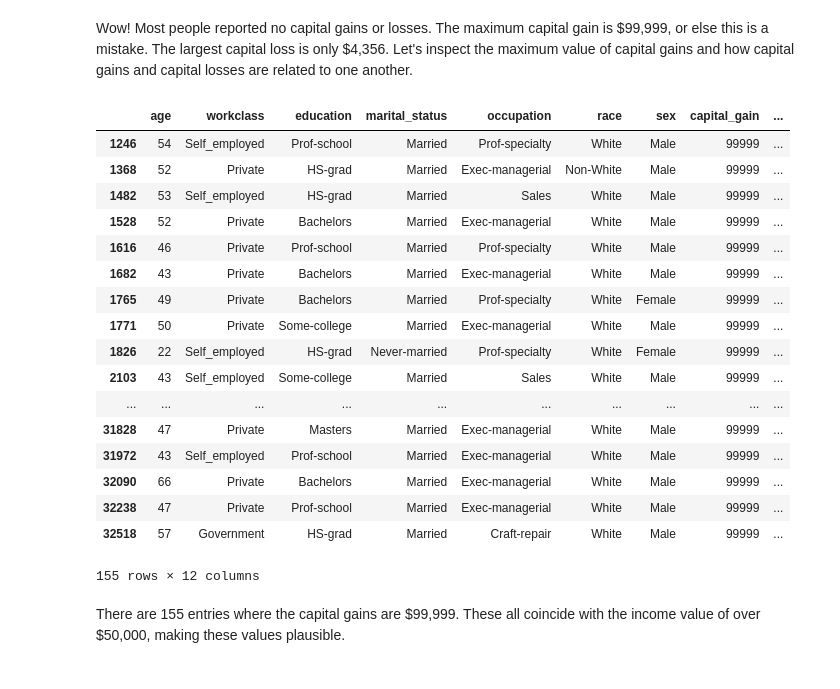
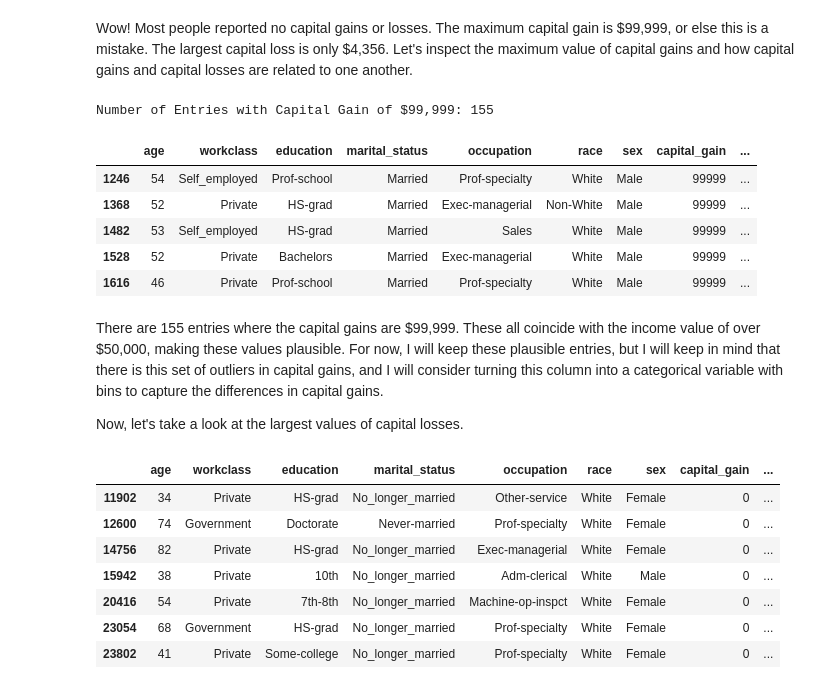
Before and after one commit to ephs08kmp/capstone_projects, a Jupyter notebook: Capstone 3 Income Data.ipynb, the cells around one changed output. Saved outputs shown, nothing was run; the diff lists cells and outputs as text; code cells hidden in the pictures.

```diff
--- a/Capstone 3 Income Data.ipynb
+++ b/Capstone 3 Income Data.ipynb
@@ -286,26 +293,29 @@ max       4356.000000
 Name: capital_loss, dtype: float64
 # %% [markdown]
 Wow! Most people reported no capital gains or losses. The maximum capital gain is \$99,999, or else this is a mistake. The largest capital loss is only \$4,356. Let's inspect the maximum value of capital gains and how capital gains and capital losses are related to one another.
+# %%
+print('Number of Entries with Capital Gain of $99,999:', len(inc[inc.capital_gain >= 99999]))
+inc[inc.capital_gain >= 99999].head()
+# %% [output]
+Number of Entries with Capital Gain of $99,999: 155
+|  | age | workclass | education | marital_status | occupation | race | sex | capital_gain | ... |
+| 1246 | 54 | Self_employed | Prof-school | Married | Prof-specialty | White | Male | 99999 | ... |
+| 1368 | 52 | Private | HS-grad | Married | Exec-managerial | Non-White | Male | 99999 | ... |
+| 1482 | 53 | Self_employed | HS-grad | Married | Sales | White | Male | 99999 | ... |
+| 1528 | 52 | Private | Bachelors | Married | Exec-managerial | White | Male | 99999 | ... |
+| 1616 | 46 | Private | Prof-school | Married | Prof-specialty | White | Male | 99999 | ... |
+# %% [markdown]
+There are 155 entries where the capital gains are \$99,999.  These all coincide with the income value of over \$50,000, making these values plausible.  For now, I will keep these plausible entries, but I will keep in mind that there is this set of outliers in capital gains, and I will consider turning this column into a categorical variable with bins to capture the differences in capital gains.
+
+Now, let's take a look at the largest values of capital losses.
 # %%
-inc[inc.capital_gain >= 99999]
+inc[inc.capital_loss >= 3500]
 # %% [output]
 |  | age | workclass | education | marital_status | occupation | race | sex | capital_gain | ... |
-| 1246 | 54 | Self_employed | Prof-school | Married | Prof-specialty | White | Male | 99999 | ... |
-| 1368 | 52 | Private | HS-grad | Married | Exec-managerial | Non-White | Male | 99999 | ... |
-| 1482 | 53 | Self_employed | HS-grad | Married | Sales | White | Male | 99999 | ... |
-| 1528 | 52 | Private | Bachelors | Married | Exec-managerial | White | Male | 99999 | ... |
-| 1616 | 46 | Private | Prof-school | Married | Prof-specialty | White | Male | 99999 | ... |
-| 1682 | 43 | Private | Bachelors | Married | Exec-managerial | White | Male | 99999 | ... |
-| 1765 | 49 | Private | Bachelors | Married | Prof-specialty | White | Female | 99999 | ... |
-| 1771 | 50 | Private | Some-college | Married | Exec-managerial | White | Male | 99999 | ... |
-| 1826 | 22 | Self_employed | HS-grad | Never-married | Prof-specialty | White | Female | 99999 | ... |
-| 2103 | 43 | Self_employed | Some-college | Married | Sales | White | Male | 99999 | ... |
-| ... | ... | ... | ... | ... | ... | ... | ... | ... | ... |
-| 31828 | 47 | Private | Masters | Married | Exec-managerial | White | Male | 99999 | ... |
-| 31972 | 43 | Self_employed | Prof-school | Married | Exec-managerial | White | Male | 99999 | ... |
-| 32090 | 66 | Private | Bachelors | Married | Exec-managerial | White | Male | 99999 | ... |
-| 32238 | 47 | Private | Prof-school | Married | Exec-managerial | White | Male | 99999 | ... |
-| 32518 | 57 | Government | HS-grad | Married | Craft-repair | White | Male | 99999 | ... |
+| 11902 | 34 | Private | HS-grad | No_longer_married | Other-service | White | Female | 0 | ... |
+| 12600 | 74 | Government | Doctorate | Never-married | Prof-specialty | White | Female | 0 | ... |
+| 14756 | 82 | Private | HS-grad | No_longer_married | Exec-managerial | White | Female | 0 | ... |
+| 15942 | 38 | Private | 10th | No_longer_married | Adm-clerical | White | Male | 0 | ... |
+| 20416 | 54 | Private | 7th-8th | No_longer_married | Machine-op-inspct | White | Female | 0 | ... |
+| 23054 | 68 | Government | HS-grad | No_longer_married | Prof-specialty | White | Female | 0 | ... |
+| 23802 | 41 | Private | Some-college | No_longer_married | Prof-specialty | White | Female | 0 | ... |
-155 rows × 12 columns
-# %% [markdown]
-There are 155 entries where the capital gains are \$99,999.  These all coincide with the income value of over \$50,000, making these values plausible.
```
Also changed, not shown: parts of 36 cells of this notebook.
